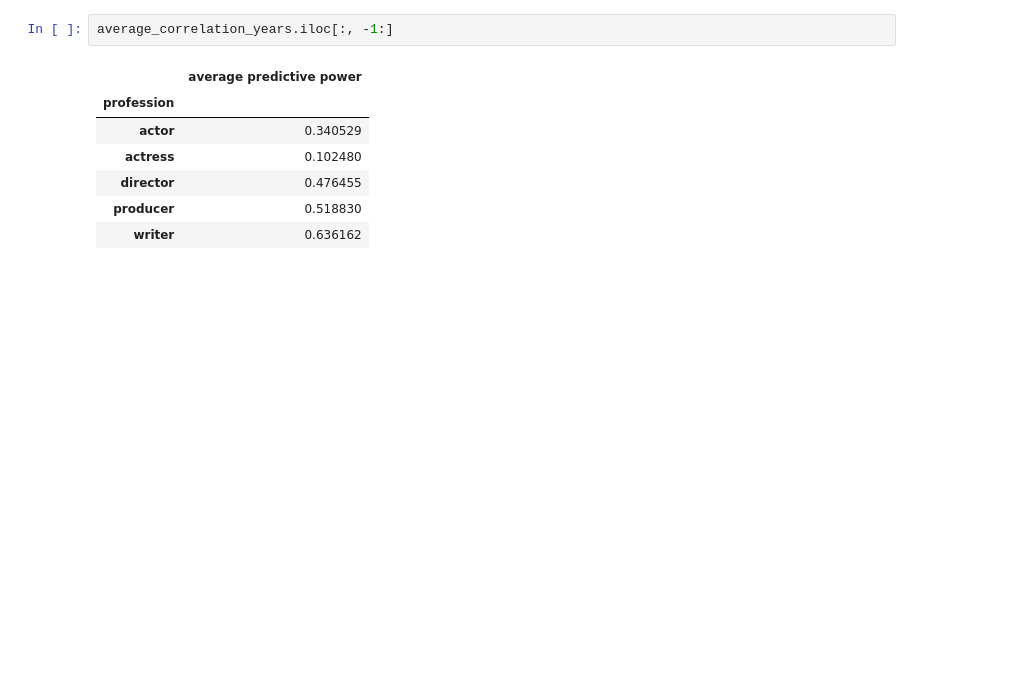
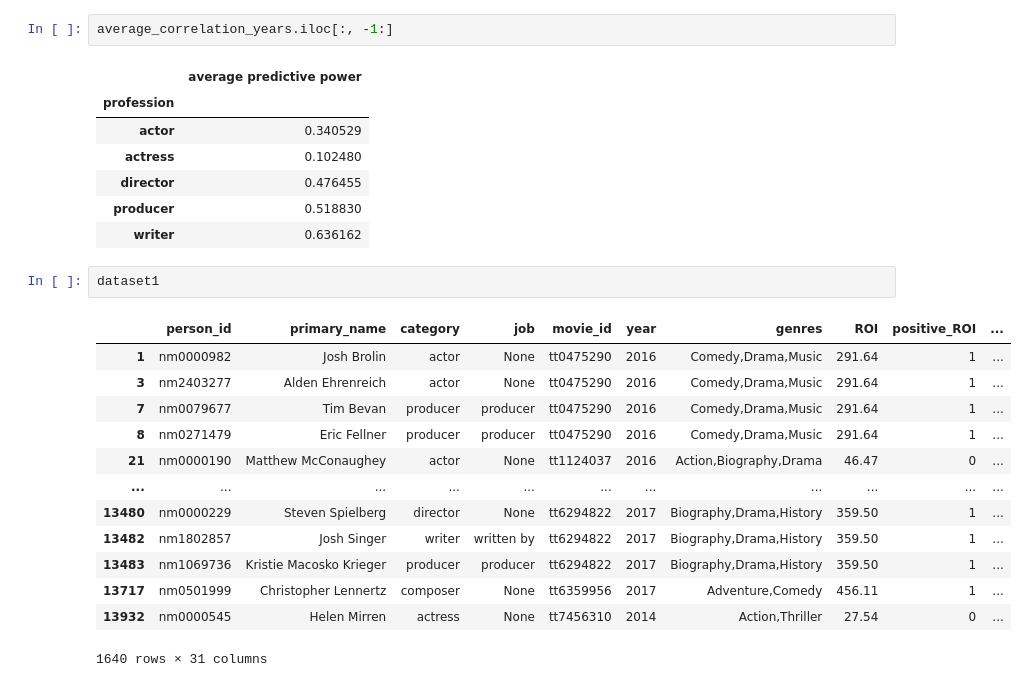
Before and after one commit to Jellohub/phase1_project, a Jupyter notebook: Cast.ipynb, the cells around one changed output. Drawn from its saved outputs; the diff is of its cells as text; blank space fills up the shorter version.

```diff
--- a/Cast.ipynb
+++ b/Cast.ipynb
@@ -577,3 +575,19 @@ average_correlation_years.iloc[:, -1:]
 | director | 0.476455 |
 | producer | 0.518830 |
 | writer | 0.636162 |
+# %%
+dataset1
+# %% [output]
+|  | person_id | primary_name | category | job | movie_id | year | genres | ROI | positive_ROI | ... |
+| 1 | nm0000982 | Josh Brolin | actor | None | tt0475290 | 2016 | Comedy,Drama,Music | 291.64 | 1 | ... |
+| 3 | nm2403277 | Alden Ehrenreich | actor | None | tt0475290 | 2016 | Comedy,Drama,Music | 291.64 | 1 | ... |
+| 7 | nm0079677 | Tim Bevan | producer | producer | tt0475290 | 2016 | Comedy,Drama,Music | 291.64 | 1 | ... |
+| 8 | nm0271479 | Eric Fellner | producer | producer | tt0475290 | 2016 | Comedy,Drama,Music | 291.64 | 1 | ... |
+| 21 | nm0000190 | Matthew McConaughey | actor | None | tt1124037 | 2016 | Action,Biography,Drama | 46.47 | 0 | ... |
+| ... | ... | ... | ... | ... | ... | ... | ... | ... | ... | ... |
+| 13480 | nm0000229 | Steven Spielberg | director | None | tt6294822 | 2017 | Biography,Drama,History | 359.50 | 1 | ... |
+| 13482 | nm1802857 | Josh Singer | writer | written by | tt6294822 | 2017 | Biography,Drama,History | 359.50 | 1 | ... |
+| 13483 | nm1069736 | Kristie Macosko Krieger | producer | producer | tt6294822 | 2017 | Biography,Drama,History | 359.50 | 1 | ... |
+| 13717 | nm0501999 | Christopher Lennertz | composer | None | tt6359956 | 2017 | Adventure,Comedy | 456.11 | 1 | ... |
+| 13932 | nm0000545 | Helen Mirren | actress | None | tt7456310 | 2014 | Action,Thriller | 27.54 | 0 | ... |
+1640 rows × 31 columns
```
Also changed, not shown: parts of 9 cells of this notebook, 3 other files.
